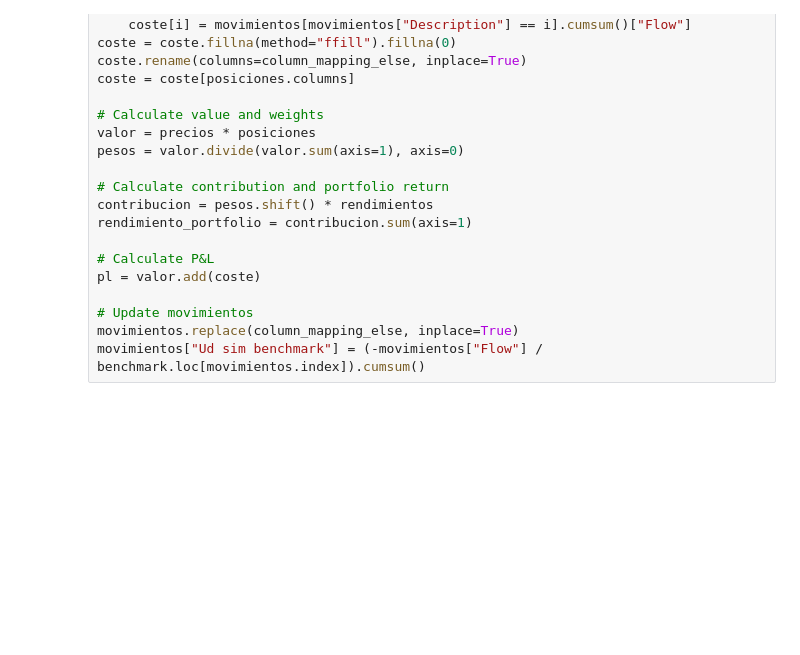
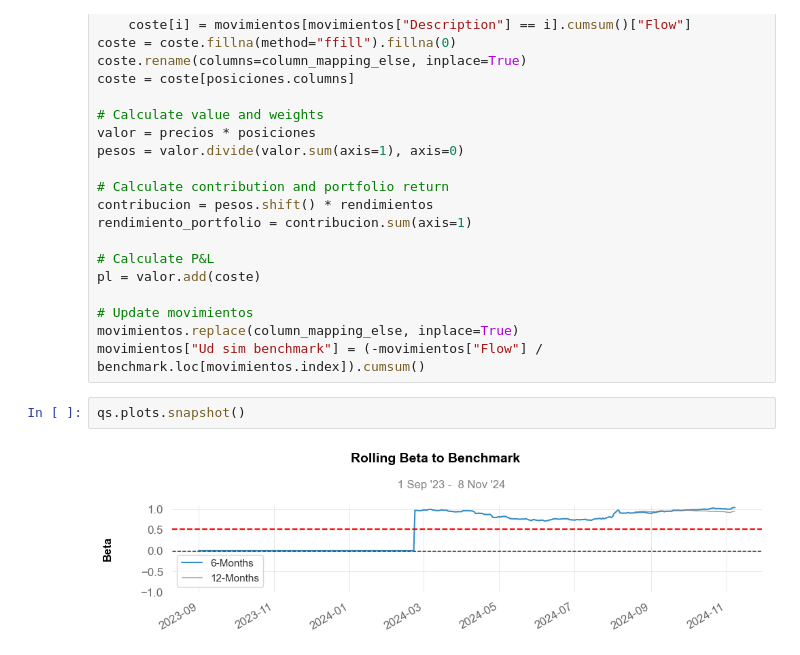
Before and after one commit to ivan5cg/pre-epsilon, a Jupyter notebook: test.ipynb, the cells around one changed output. Drawn from its saved outputs; the diff is of its cells as text; blank space fills up the shorter version.

```diff
--- a/test.ipynb
+++ b/test.ipynb
@@ -108,3 +108,7 @@ pl = valor.add(coste)
 # Update movimientos
 movimientos.replace(column_mapping_else, inplace=True)
 movimientos["Ud sim benchmark"] = (-movimientos["Flow"] / benchmark.loc[movimientos.index]).cumsum()
+# %%
+qs.plots.snapshot()
+# %% [output]
+[figure, added]
```
Also changed, not shown: parts of 2 cells of this notebook, 1 other file.
